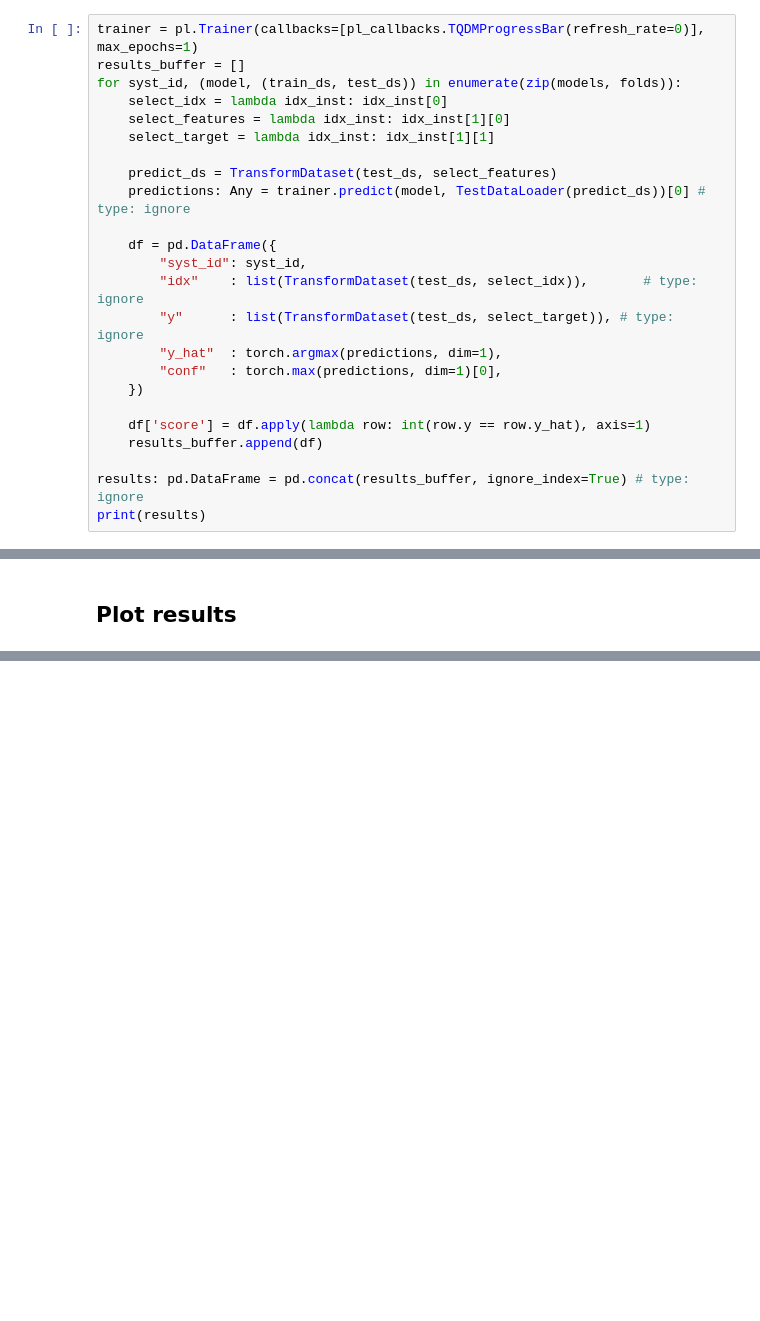
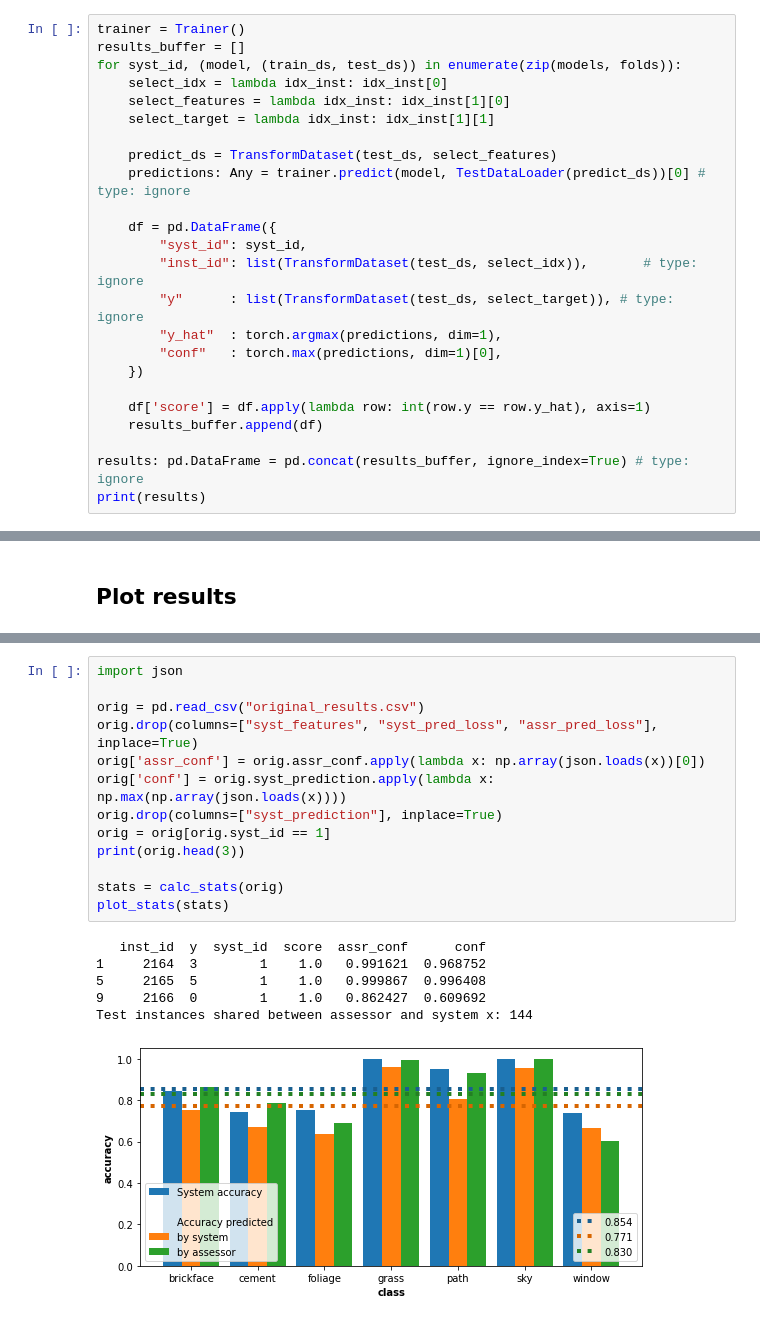
Before and after one commit to wschella/22_AAAI_Assessors, a Jupyter notebook: Experiment.ipynb, the cells around one changed output, grey strips where cells are left out. Drawn from its saved outputs; the diff is of its cells as text; blank space fills up the shorter version.

```diff
--- a/Experiment.ipynb
+++ b/Experiment.ipynb
@@ -180,7 +198,7 @@ HPU available: False, using: 0 HPUs
 # %% [markdown]
 ## Create Dataset of Evaluation Results
 # %%
-trainer = pl.Trainer(callbacks=[pl_callbacks.TQDMProgressBar(refresh_rate=0)], max_epochs=1)
+trainer = Trainer()
 results_buffer = []
 for syst_id, (model, (train_ds, test_ds)) in enumerate(zip(models, folds)):
     select_idx = lambda idx_inst: idx_inst[0]
@@ -192,7 +210,7 @@ for syst_id, (model, (train_ds, test_ds)) in enumerate(zip(models, folds)):
 
     df = pd.DataFrame({
         "syst_id": syst_id,
-        "idx"    : list(TransformDataset(test_ds, select_idx)),       # type: ignore
+        "inst_id": list(TransformDataset(test_ds, select_idx)),       # type: ignore
         "y"      : list(TransformDataset(test_ds, select_target)), # type: ignore
         "y_hat"  : torch.argmax(predictions, dim=1),
         "conf"   : torch.max(predictions, dim=1)[0],
@@ -406,0 +426,20 @@ Test instances shared between assessor and system x: 99
+# %%
+import json
+
+orig = pd.read_csv("original_results.csv")
+orig.drop(columns=["syst_features", "syst_pred_loss", "assr_pred_loss"], inplace=True)
+orig['assr_conf'] = orig.assr_conf.apply(lambda x: np.array(json.loads(x))[0])
+orig['conf'] = orig.syst_prediction.apply(lambda x: np.max(np.array(json.loads(x))))
+orig.drop(columns=["syst_prediction"], inplace=True)
+orig = orig[orig.syst_id == 1]
+print(orig.head(3))
+
+stats = calc_stats(orig)
+plot_stats(stats)
+# %% [output]
+   inst_id  y  syst_id  score  assr_conf      conf
+1     2164  3        1    1.0   0.991621  0.968752
+5     2165  5        1    1.0   0.999867  0.996408
+9     2166  0        1    1.0   0.862427  0.609692
+Test instances shared between assessor and system x: 144
+[figure, added]
```
Also changed, not shown: parts of 16 cells of this notebook, 3 other files.
